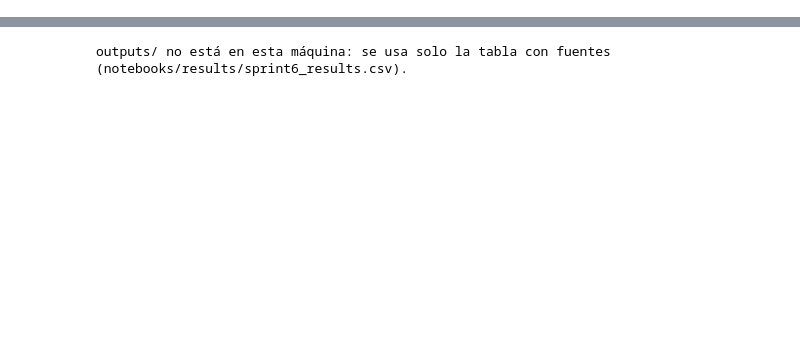
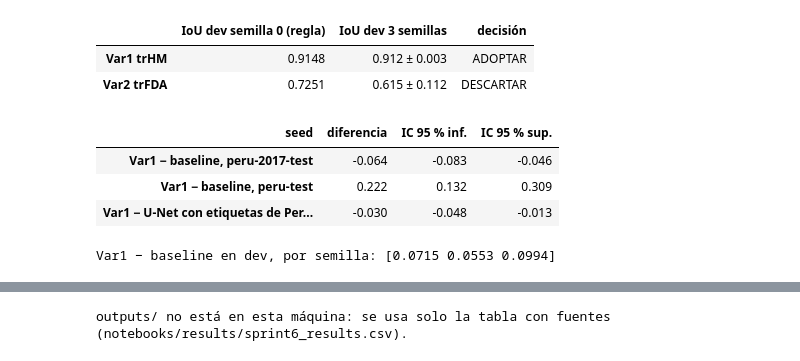
Before and after one commit to gersongams/peru-flood-segmentation, a Jupyter notebook: notebooks/baseline_variantes.ipynb, the cells around one changed output, grey strips where cells are left out. Saved outputs shown, nothing was run; the diff lists cells and outputs as text; code cells hidden in the pictures; blank space fills up the shorter version.

```diff
--- a/notebooks/baseline_variantes.ipynb
+++ b/notebooks/baseline_variantes.ipynb
@@ -73,23 +71,28 @@ import numpy as np, pandas as pd, matplotlib.pyplot as plt
 REPO = Path.cwd().parent if Path.cwd().name == "notebooks" else Path.cwd()
 sys.path.insert(0, str(REPO / "scripts" / "figures"))
 try:
-    import style; style.apply(); COLOR = style.MODEL
+    import style; style.apply(); MCOLOR = style.MODEL
 except Exception as e:  # el estilo de las figuras de la tesis es opcional
-    print("estilo de tesis no disponible:", e); COLOR = {}
+    print("estilo de tesis no disponible:", e); MCOLOR = {}
 %matplotlib inline
-pd.set_option("display.precision", 4)
+pd.set_option("display.precision", 4); pd.set_option("display.max_colwidth", 80)
 
 FIGS = REPO / "docs" / "figs" / "sprint6"; FIGS.mkdir(parents=True, exist_ok=True)
-KEY = {"U-Net (ResNet-34)": "unet", "TerraMind v1-B": "terramind_v1_base", "Prithvi-EO-2.0 300M": "prithvi_eo_v2_300"}
-ORDER = list(KEY)
-LABEL = {"U-Net (ResNet-34)": "Baseline: U-Net", "TerraMind v1-B": "Variante 1: TerraMind v1-B",
-         "Prithvi-EO-2.0 300M": "Variante 2: Prithvi-EO-2.0"}
-
 r = pd.read_csv(REPO / "notebooks" / "results" / "sprint6_results.csv", dtype={"seed": str})
 bad = r[r.source.isna() | (r.source.str.strip() == "")]
 if len(bad):
     raise ValueError(f"filas sin fuente: {bad.index.tolist()}")
-assert not r.split.isin(["peru-test", "peru-2017-test"]).any() or r.source[r.split.isin(["peru-test", "peru-2017-test"])].str.startswith("docs/phaseD_test.md").all()
+test_rows = r[r.split.isin(["peru-test", "peru-2017-test"])]
+assert test_rows.source.str.contains("phaseD_test.md|One-time test evaluation").all(), "valores de prueba sin la fuente de la evaluación única"
+
+AB = ["UNet_s1f11_raw", "UNet_s1f11_trHM", "UNet_s1f11_trFDA_b0.01"]
+ROLE = {"UNet_s1f11_raw": "Baseline", "UNet_s1f11_trHM": "Var1", "UNet_s1f11_trFDA_b0.01": "Var2"}
+COLOR = {"UNet_s1f11_raw": "#6E6E6E", "UNet_s1f11_trHM": "#4477AA", "UNet_s1f11_trFDA_b0.01": "#CCBB44"}
+ab = r[r.experiment == "AB"]
+
+def val(eid, split, metric, seed="mean"):
+    x = ab[(ab.exp_id == eid) & (ab.split == split) & (ab.metric == metric) & (ab.seed == seed)].value
+    return float(x.iloc[0]) if len(x) else np.nan
 
 def save(fig, name):
     fig.savefig(FIGS / f"{name}.png", dpi=200, bbox_inches="tight")
@@ -280,0 +233,27 @@ logits guardados.
+# %%
+dec = pd.DataFrame({
+    "IoU dev semilla 0 (regla)": [val("UNet_s1f11_trHM", "peru-dev", "hm_vs_fda_rule_seed0", "0"), val("UNet_s1f11_trFDA_b0.01", "peru-dev", "hm_vs_fda_rule_seed0", "0")],
+    "IoU dev 3 semillas": [f"{seeds.loc[e].mean():.3f} ± {seeds.loc[e].std(ddof=1):.3f}" for e in AB[1:]],
+    "decisión": ["ADOPTAR", "DESCARTAR"],
+}, index=["Var1 trHM", "Var2 trFDA"])
+display(dec)
+d = ab[(ab.exp_id == "UNet_s1f11_trHM") & ab.metric.str.startswith("diff_vs")].copy()
+d["value"] = d.value.astype(float)
+d = d.pivot_table(index=["split", "metric"], columns="seed", values="value")
+d = d.rename(columns={"mean": "diferencia", "ci_low": "IC 95 % inf.", "ci_high": "IC 95 % sup."})[["diferencia", "IC 95 % inf.", "IC 95 % sup."]]
+LBL = {("peru-test", "diff_vs_baseline"): "Var1 − baseline, peru-test",
+       ("peru-test", "diff_vs_peru_trained_unet"): "Var1 − U-Net con etiquetas de Perú, peru-test",
+       ("peru-2017-test", "diff_vs_baseline"): "Var1 − baseline, peru-2017-test"}
+d.index = [LBL[i] for i in d.index]
+d.to_csv(FIGS / "tabla_ab_prueba.csv"); display(d)
+gain = seeds.loc["UNet_s1f11_trHM"].values - seeds.loc["UNet_s1f11_raw"].values
+print("Var1 − baseline en dev, por semilla:", np.round(gain, 4))
+# %% [output]
+|  | IoU dev semilla 0 (regla) | IoU dev 3 semillas | decisión |
+| Var1 trHM | 0.9148 | 0.912 ± 0.003 | ADOPTAR |
+| Var2 trFDA | 0.7251 | 0.615 ± 0.112 | DESCARTAR |
+| seed | diferencia | IC 95 % inf. | IC 95 % sup. |
+| Var1 − baseline, peru-2017-test | -0.064 | -0.083 | -0.046 |
+| Var1 − baseline, peru-test | 0.222 | 0.132 | 0.309 |
+| Var1 − U-Net con etiquetas de Per... | -0.030 | -0.048 | -0.013 |
+Var1 − baseline en dev, por semilla: [0.0715 0.0553 0.0994]
```
Also changed, not shown: parts of 26 cells of this notebook, 27 other files.
